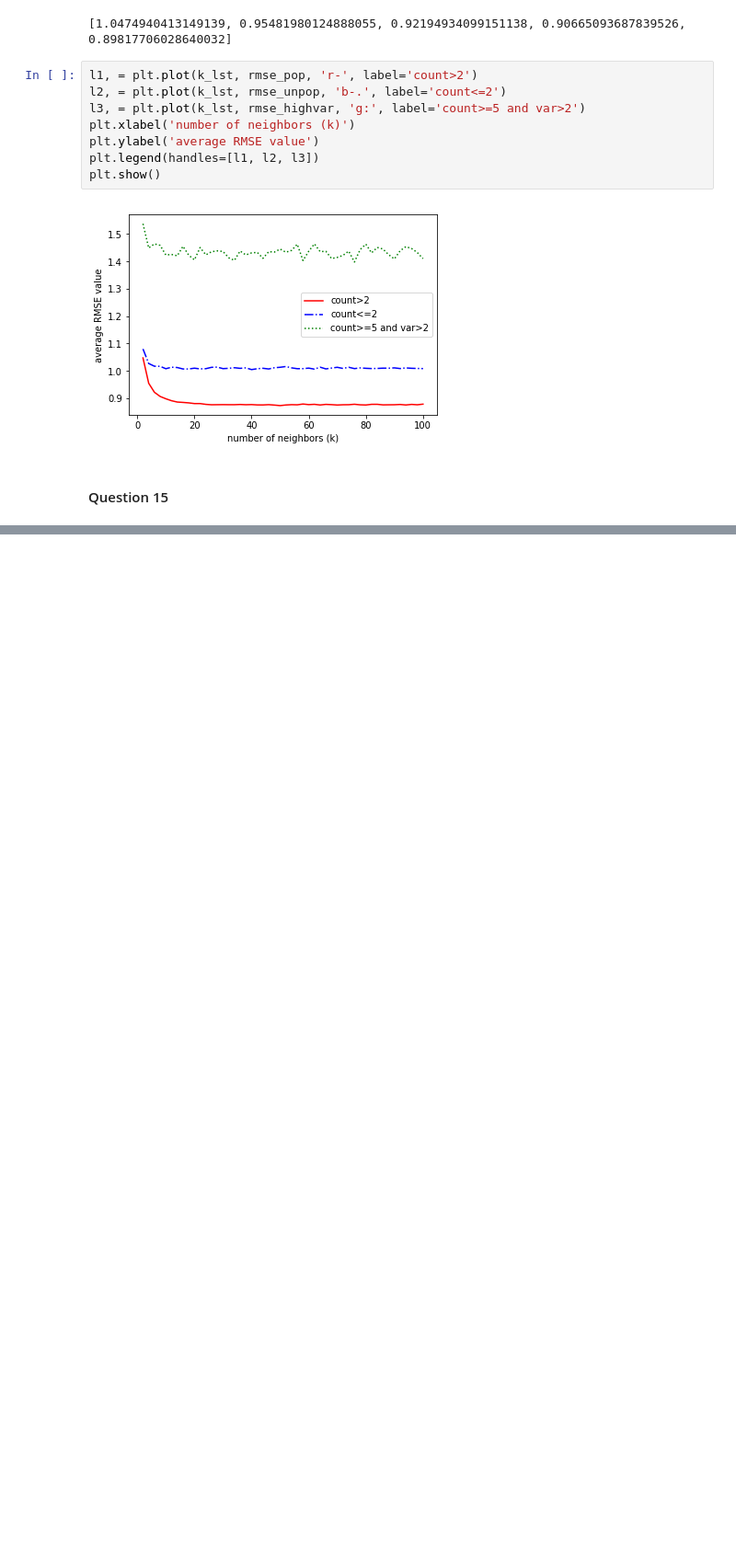
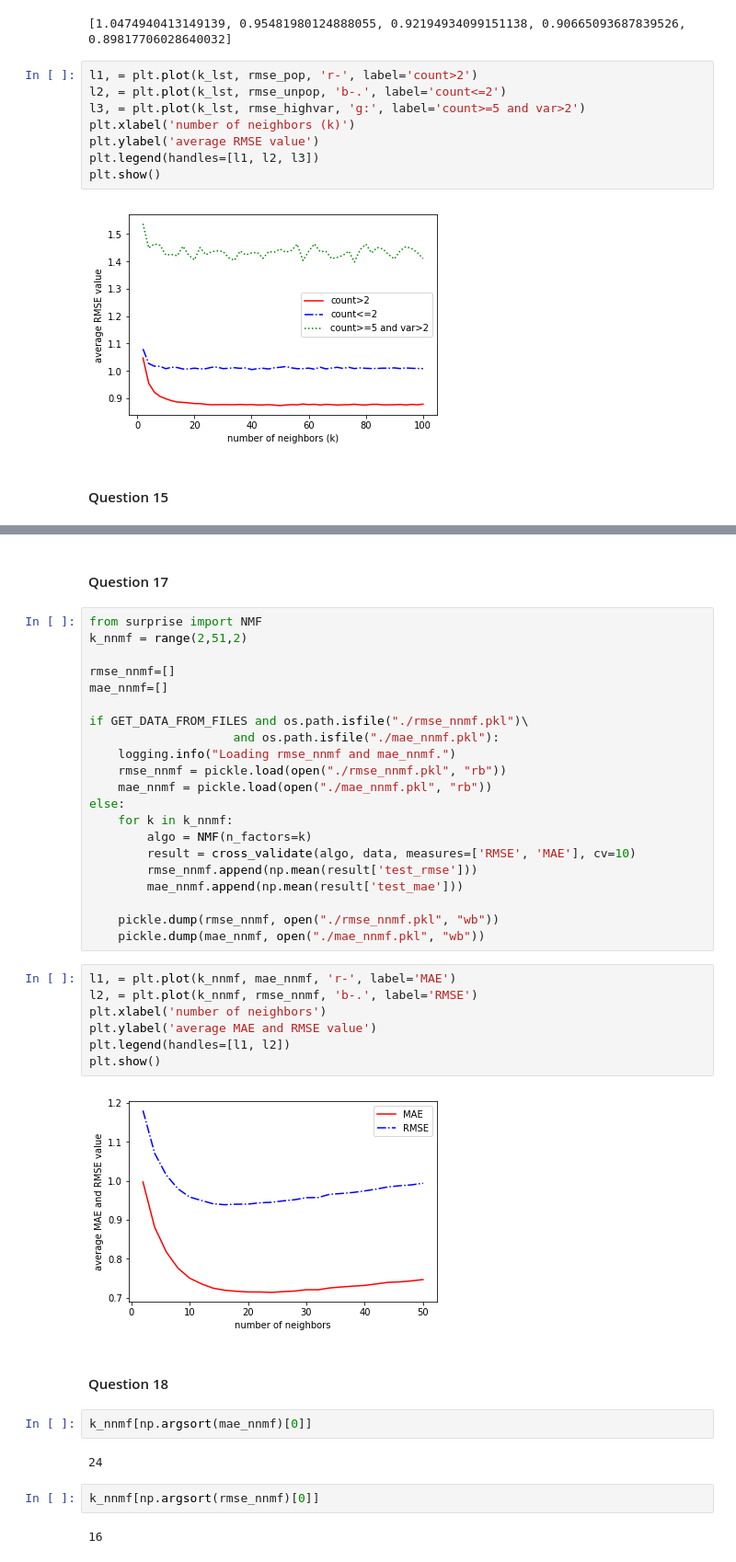
Before and after one commit to popo0293/EE219Project3, a Jupyter notebook: Project3.ipynb, the cells around one changed output, grey strips where cells are left out. Shown at 92% size. Cells and saved outputs as stored; diff of their text form; blank space fills up the shorter version.

```diff
--- a/Project3.ipynb
+++ b/Project3.ipynb
@@ -370 +370,43 @@ Done computing similarity matrix.
 [figure]
+# %% [markdown]
+#### Question 17
+# %%
+from surprise import NMF
+k_nnmf = range(2,51,2)
+
+rmse_nnmf=[]
+mae_nnmf=[]
+
+if GET_DATA_FROM_FILES and os.path.isfile("./rmse_nnmf.pkl")\
+                    and os.path.isfile("./mae_nnmf.pkl"):
+    logging.info("Loading rmse_nnmf and mae_nnmf.")
+    rmse_nnmf = pickle.load(open("./rmse_nnmf.pkl", "rb"))
+    mae_nnmf = pickle.load(open("./mae_nnmf.pkl", "rb"))
+else:
+    for k in k_nnmf:
+        algo = NMF(n_factors=k)
+        result = cross_validate(algo, data, measures=['RMSE', 'MAE'], cv=10)
+        rmse_nnmf.append(np.mean(result['test_rmse']))
+        mae_nnmf.append(np.mean(result['test_mae']))
+
+    pickle.dump(rmse_nnmf, open("./rmse_nnmf.pkl", "wb"))
+    pickle.dump(mae_nnmf, open("./mae_nnmf.pkl", "wb"))
+# %%
+l1, = plt.plot(k_nnmf, mae_nnmf, 'r-', label='MAE')
+l2, = plt.plot(k_nnmf, rmse_nnmf, 'b-.', label='RMSE')
+plt.xlabel('number of neighbors')
+plt.ylabel('average MAE and RMSE value')
+plt.legend(handles=[l1, l2])
+plt.show()
+# %% [output]
+[figure, added]
+# %% [markdown]
+#### Question 18
+# %%
+k_nnmf[np.argsort(mae_nnmf)[0]]
+# %% [output]
+24
+# %%
+k_nnmf[np.argsort(rmse_nnmf)[0]]
+# %% [output]
+16
```
Also changed, not shown: parts of 2 cells of this notebook, 2 other files.
